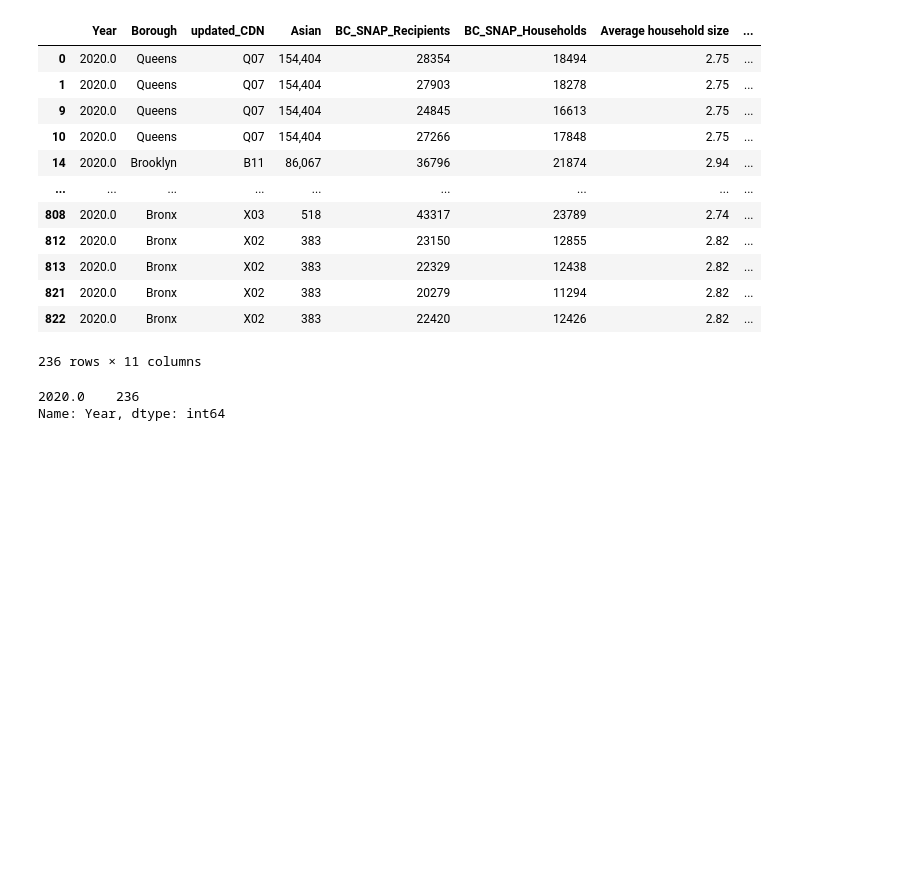
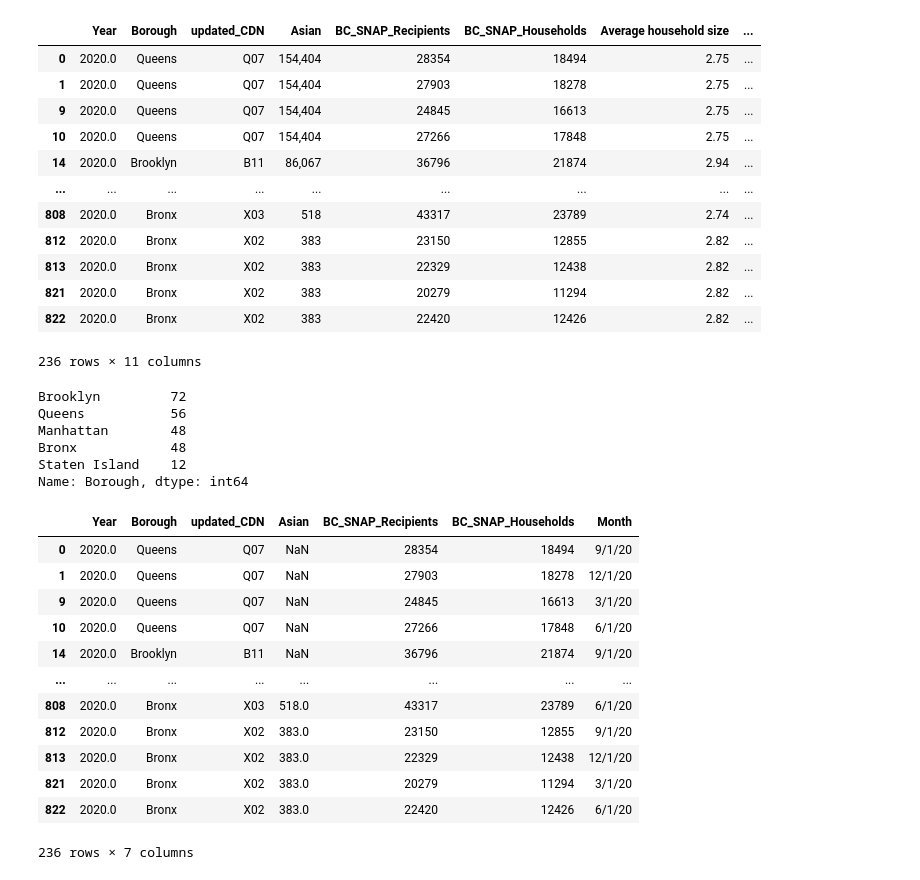
Before and after one commit to arubybonilla/2023-asam-benefits, a Jupyter notebook: 2023-asam-benefits-analysis-smail-bonilla.ipynb, the cells around one changed output. Cells and saved outputs as stored; diff of their text form; code cells hidden in the pictures; blank space fills up the shorter version.

```diff
--- a/2023-asam-benefits-analysis-smail-bonilla.ipynb
+++ b/2023-asam-benefits-analysis-smail-bonilla.ipynb
@@ -411,7 +415,28 @@ df_2020
 | 822 | 2020.0 | Bronx | X02 | 383 | 22420 | 12426 | 2.82 | ... |
 236 rows × 11 columns
 # %%
-df_2020["Year"].value_counts().sort_index(ascending = False)
+df_2020["Borough"].value_counts()
 # %% [output]
-2020.0    236
-Name: Year, dtype: int64
+Brooklyn         72
+Queens           56
+Manhattan        48
+Bronx            48
+Staten Island    12
+Name: Borough, dtype: int64
+# %%
+df2 = df_2020[['Year', 'Borough','updated_CDN', 'Asian', 'BC_SNAP_Recipients', 'BC_SNAP_Households', 'Month']]
+df2
+# %% [output]
+|  | Year | Borough | updated_CDN | Asian | BC_SNAP_Recipients | BC_SNAP_Households | Month |
+| 0 | 2020.0 | Queens | Q07 | NaN | 28354 | 18494 | 9/1/20 |
+| 1 | 2020.0 | Queens | Q07 | NaN | 27903 | 18278 | 12/1/20 |
+| 9 | 2020.0 | Queens | Q07 | NaN | 24845 | 16613 | 3/1/20 |
+| 10 | 2020.0 | Queens | Q07 | NaN | 27266 | 17848 | 6/1/20 |
+| 14 | 2020.0 | Brooklyn | B11 | NaN | 36796 | 21874 | 9/1/20 |
+| ... | ... | ... | ... | ... | ... | ... | ... |
+| 808 | 2020.0 | Bronx | X03 | 518.0 | 43317 | 23789 | 6/1/20 |
+| 812 | 2020.0 | Bronx | X02 | 383.0 | 23150 | 12855 | 9/1/20 |
+| 813 | 2020.0 | Bronx | X02 | 383.0 | 22329 | 12438 | 12/1/20 |
+| 821 | 2020.0 | Bronx | X02 | 383.0 | 20279 | 11294 | 3/1/20 |
+| 822 | 2020.0 | Bronx | X02 | 383.0 | 22420 | 12426 | 6/1/20 |
+236 rows × 7 columns
```
Also changed, not shown: parts of 6 cells of this notebook.
